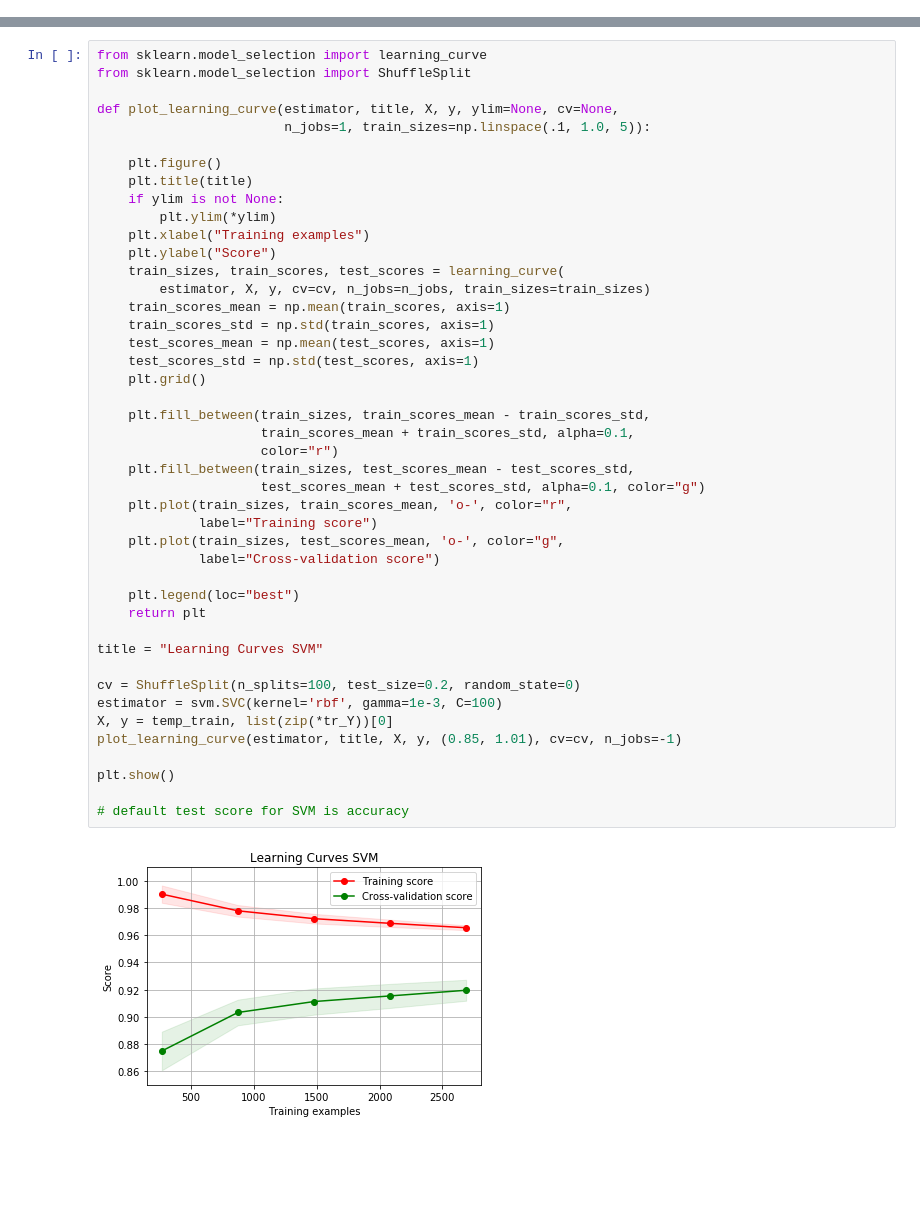
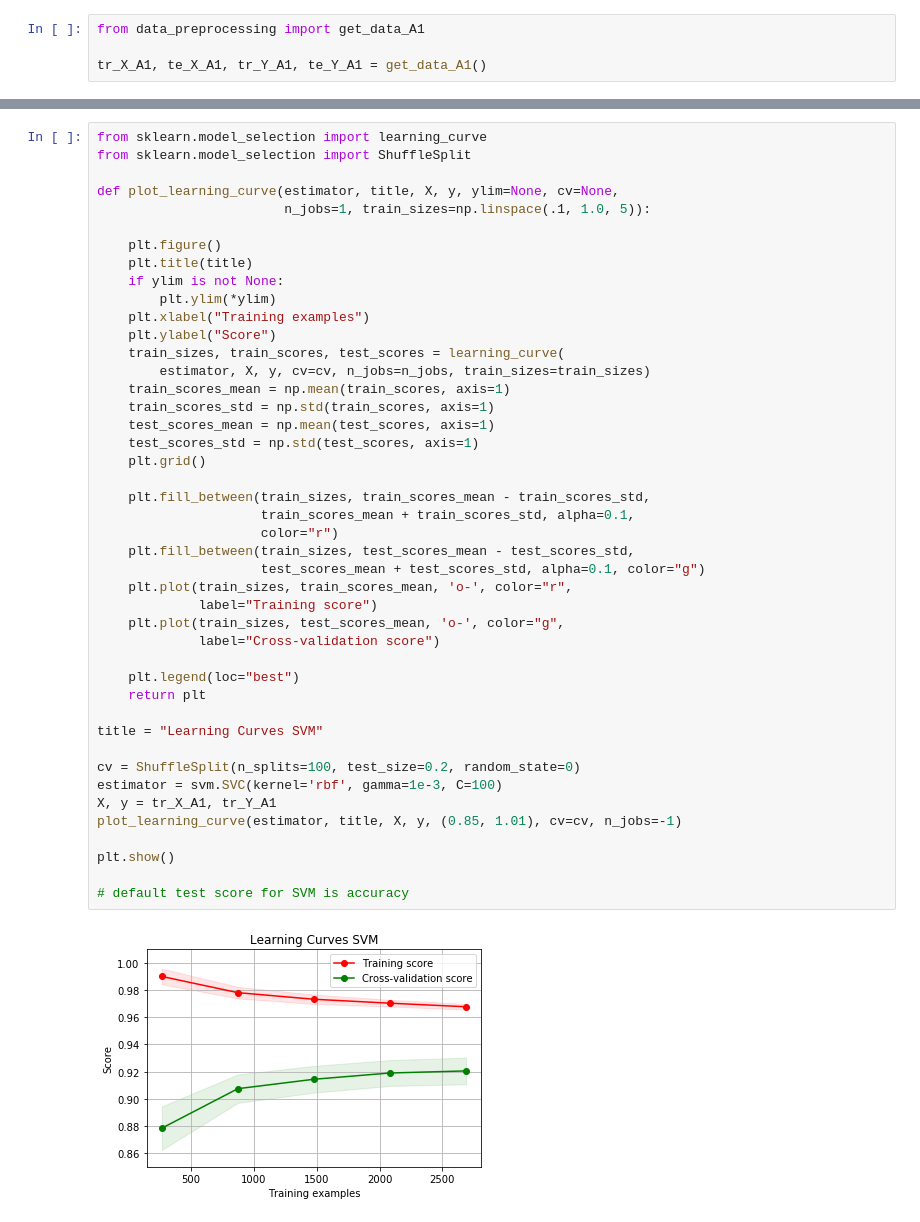
Before and after one commit to harizjuzaimi/AMLSassignment19_20, a Jupyter notebook: A1/A1_test.ipynb, the cells around one changed output, grey strips where cells are left out. Drawn from its saved outputs; the diff is of its cells as text; blank space fills up the shorter version.

```diff
--- a/A1/A1_test.ipynb
+++ b/A1/A1_test.ipynb
@@ -79,3 +21,7 @@ temp_test = scaler.transform(temp2)
+# %%
+from data_preprocessing import get_data_A1
+
+tr_X_A1, te_X_A1, tr_Y_A1, te_Y_A1 = get_data_A1()
 # %%
 from sklearn.model_selection import GridSearchCV
 
@@ -214,35 +90,35 @@ def plot_learning_curve(estimator, title, X, y, ylim=None, cv=None,
         estimator, X, y, cv=cv, n_jobs=n_jobs, train_sizes=train_sizes)
     train_scores_mean = np.mean(train_scores, axis=1)
     train_scores_std = np.std(train_scores, axis=1)
     test_scores_mean = np.mean(test_scores, axis=1)
     test_scores_std = np.std(test_scores, axis=1)
     plt.grid()
 
     plt.fill_between(train_sizes, train_scores_mean - train_scores_std,
                      train_scores_mean + train_scores_std, alpha=0.1,
                      color="r")
     plt.fill_between(train_sizes, test_scores_mean - test_scores_std,
                      test_scores_mean + test_scores_std, alpha=0.1, color="g")
     plt.plot(train_sizes, train_scores_mean, 'o-', color="r",
              label="Training score")
     plt.plot(train_sizes, test_scores_mean, 'o-', color="g",
              label="Cross-validation score")
 
     plt.legend(loc="best")
     return plt
 
 title = "Learning Curves SVM"
 
 cv = ShuffleSplit(n_splits=100, test_size=0.2, random_state=0)
 estimator = svm.SVC(kernel='rbf', gamma=1e-3, C=100)
-X, y = temp_train, list(zip(*tr_Y))[0]
+X, y = tr_X_A1, tr_Y_A1
 plot_learning_curve(estimator, title, X, y, (0.85, 1.01), cv=cv, n_jobs=-1)
 
 plt.show()
 
 # default test score for SVM is accuracy
 # %% [output]
-[figure, old version]
+[figure, new version]
 # %%
 from sklearn.metrics import confusion_matrix
 from matplotlib.colors import ListedColormap
```
Also changed, not shown: parts of 15 cells of this notebook, 4 other files.
